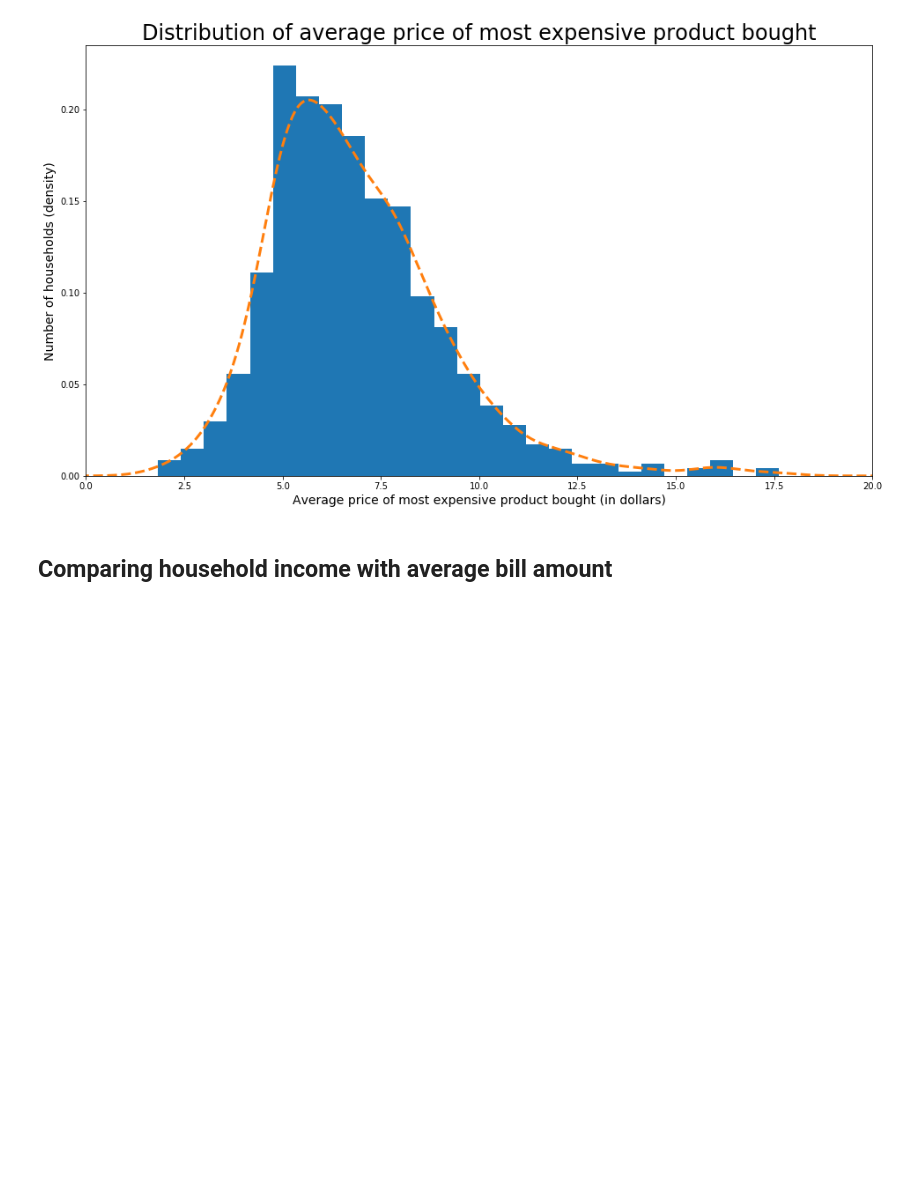
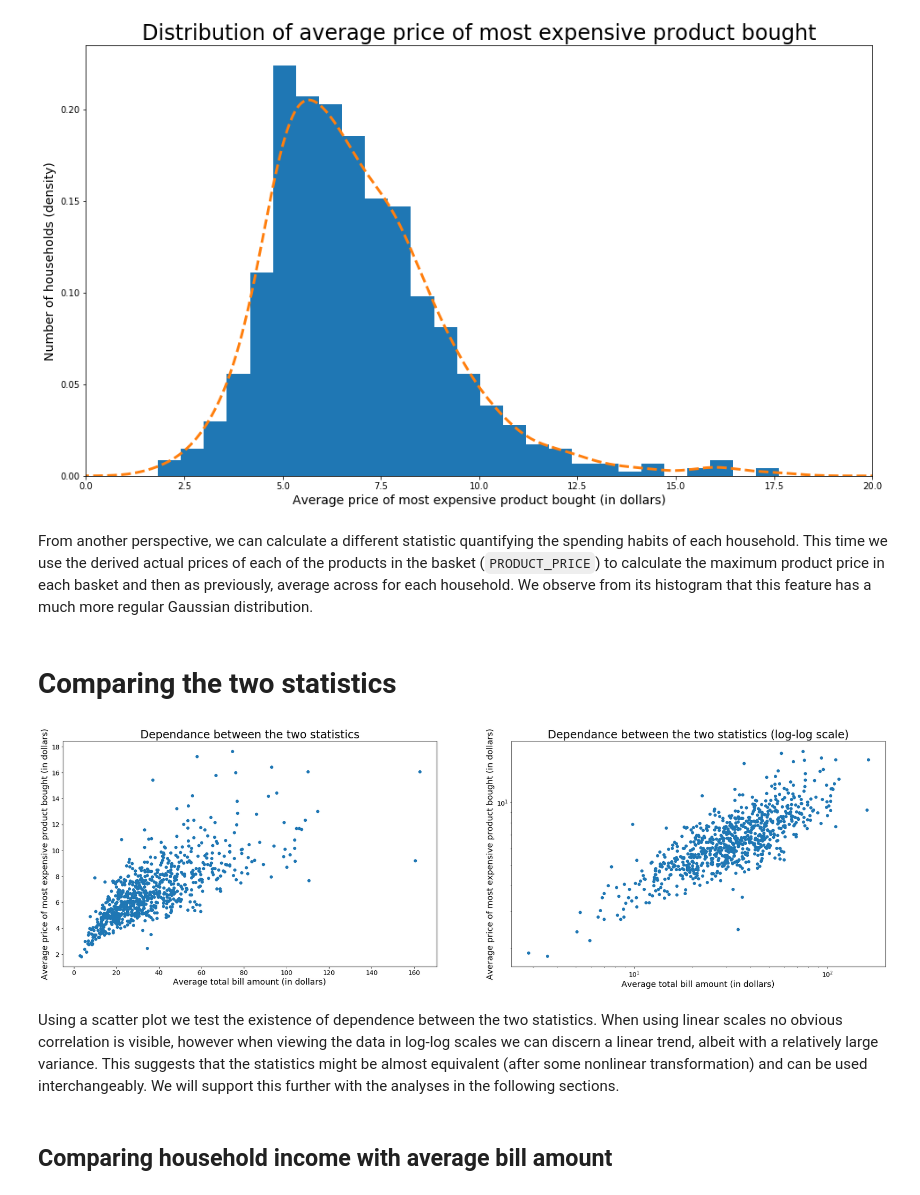
Before and after one commit to BoschSamuel/ADA_Project_2019, a Jupyter notebook: RQ7.ipynb, the cells around one changed output. Drawn from its saved outputs; the diff is of its cells as text; code cells hidden in the pictures; blank space fills up the shorter version.

Commit message:
Add most of text observations, add missing scatter plot comparison, small fixes.

```diff
--- a/RQ7.ipynb
+++ b/RQ7.ipynb
@@ -105,6 +142,38 @@ plt.show()
 # %% [output]
 Median: 6.512
 [figure]
+# %% [markdown]
+From another perspective, we can calculate a different statistic quantifying the spending habits of each household. This time we use the derived actual prices of each of the products in the basket (`PRODUCT_PRICE`) to calculate the maximum product price in each basket and then as previously, average across for each household. We observe from its histogram that this feature has a much more regular Gaussian distribution.
+# %% [markdown]
+# Comparing the two statistics
+# %%
+plt.figure(figsize=(16 * 2, 9))
+
+plt.subplot(121)
+plt.scatter(households_average_basket_payment, households_max_product_price)
+plt.title("Dependance between the two statistics", fontsize=24)
+plt.xlabel("Average total bill amount (in dollars)", fontsize=18)
+plt.ylabel("Average price of most expensive product bought (in dollars)",
+           fontsize=18)
+plt.xticks(fontsize=14)
+plt.yticks(fontsize=14)
+
+plt.subplot(122)
+plt.scatter(households_average_basket_payment, households_max_product_price)
+plt.xscale("log")
+plt.yscale("log")
+plt.title("Dependance between the two statistics (log-log scale)", fontsize=24)
+plt.xlabel("Average total bill amount (in dollars)", fontsize=18)
+plt.ylabel("Average price of most expensive product bought (in dollars)",
+           fontsize=18)
+plt.xticks(fontsize=14)
+plt.yticks(fontsize=14)
+
+plt.show()
+# %% [output]
+[figure, added]
+# %% [markdown]
+Using a scatter plot we test the existence of dependence between the two statistics. When using linear scales no obvious correlation is visible, however when viewing the data in log-log scales we can discern a linear trend, albeit with a relatively large variance. This suggests that the statistics might be almost equivalent (after some nonlinear transformation) and can be used interchangeably. We will support this further with the analyses in the following sections.
 # %% [markdown]
 ## Comparing household income with average bill amount
 # %%
```
Also changed, not shown: parts of 25 cells of this notebook.
